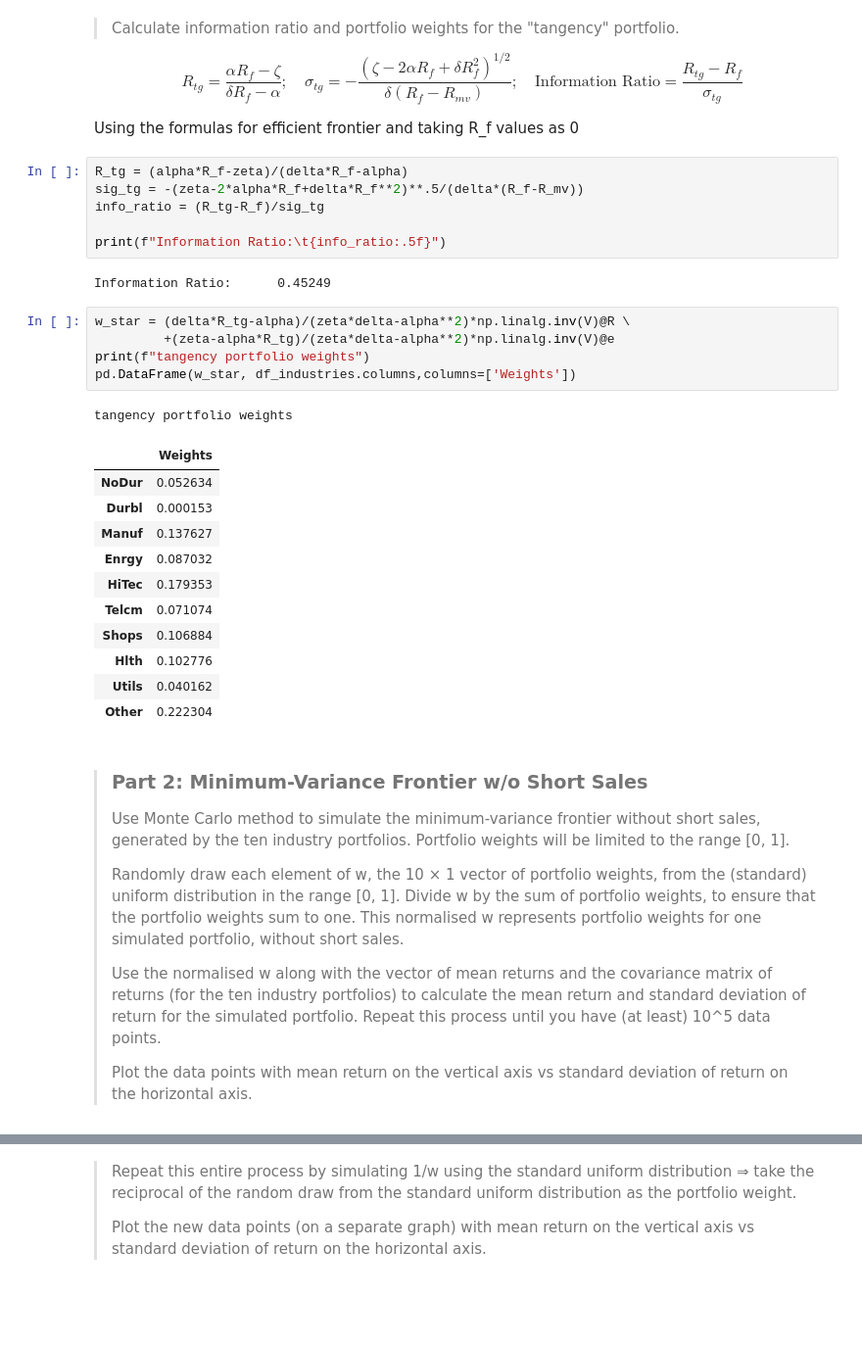
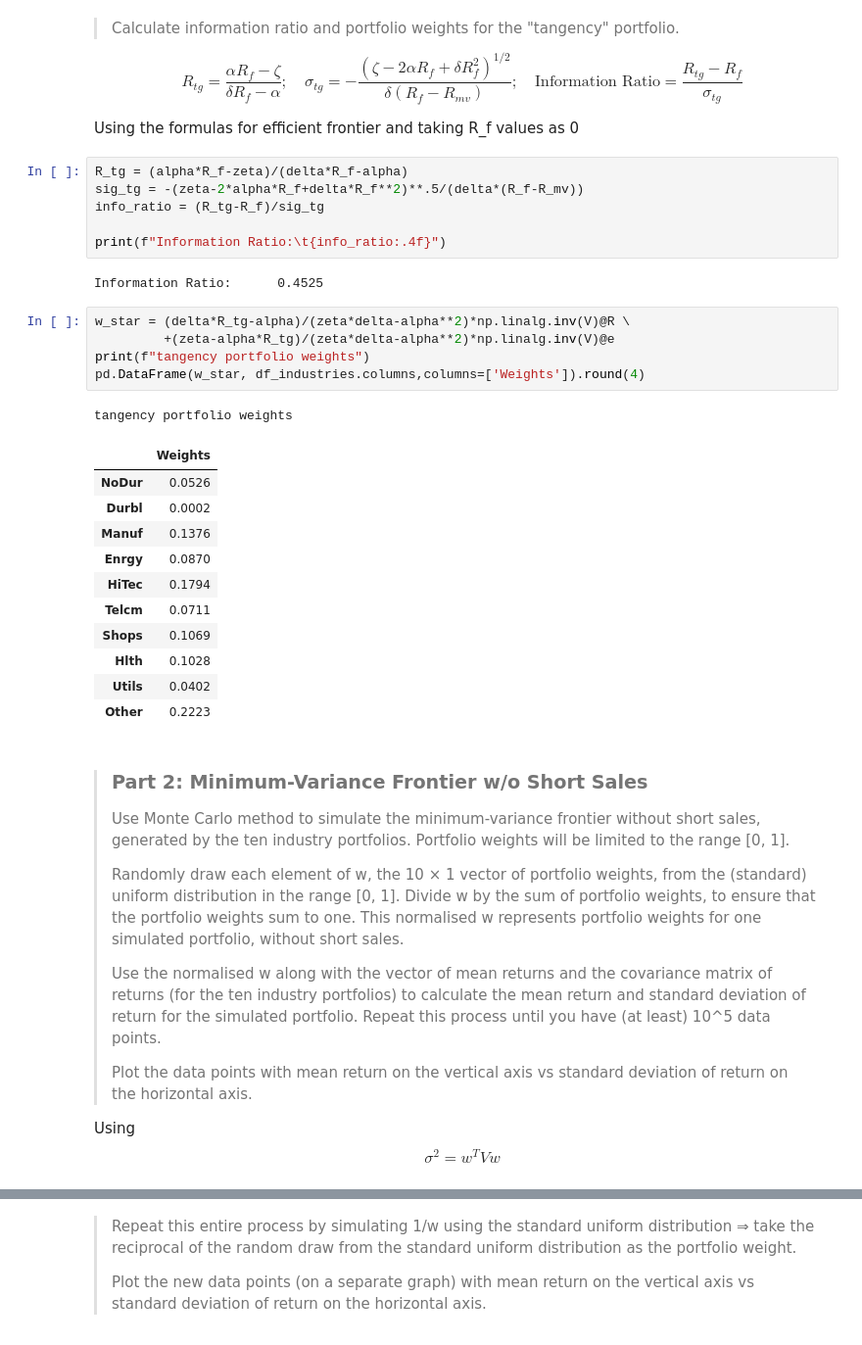
Before and after one commit to changjulian17/mqf_practice, a Jupyter notebook: QF600_Asset_Pricing/Homework_4/Efficient_Frontier_Revisited.ipynb, the cells around one changed output, grey strips where cells are left out. Shown at 98% size. Cells and saved outputs as stored; diff of their text form; blank space fills up the shorter version.

```diff
--- a/QF600_Asset_Pricing/Homework_4/Efficient_Frontier_Revisited.ipynb
+++ b/QF600_Asset_Pricing/Homework_4/Efficient_Frontier_Revisited.ipynb
@@ -154,27 +126,27 @@ R_tg = (alpha*R_f-zeta)/(delta*R_f-alpha)
 sig_tg = -(zeta-2*alpha*R_f+delta*R_f**2)**.5/(delta*(R_f-R_mv))
 info_ratio = (R_tg-R_f)/sig_tg
 
-print(f"Information Ratio:\t{info_ratio:.5f}")
+print(f"Information Ratio:\t{info_ratio:.4f}")
 # %% [output]
-Information Ratio:      0.45249
+Information Ratio:      0.4525
 # %%
 w_star = (delta*R_tg-alpha)/(zeta*delta-alpha**2)*np.linalg.inv(V)@R \
          +(zeta-alpha*R_tg)/(zeta*delta-alpha**2)*np.linalg.inv(V)@e
 print(f"tangency portfolio weights")
-pd.DataFrame(w_star, df_industries.columns,columns=['Weights'])
+pd.DataFrame(w_star, df_industries.columns,columns=['Weights']).round(4)
 # %% [output]
 tangency portfolio weights
 |  | Weights |
-| NoDur | 0.052634 |
-| Durbl | 0.000153 |
-| Manuf | 0.137627 |
-| Enrgy | 0.087032 |
-| HiTec | 0.179353 |
-| Telcm | 0.071074 |
-| Shops | 0.106884 |
-| Hlth | 0.102776 |
-| Utils | 0.040162 |
-| Other | 0.222304 |
+| NoDur | 0.0526 |
+| Durbl | 0.0002 |
+| Manuf | 0.1376 |
+| Enrgy | 0.0870 |
+| HiTec | 0.1794 |
+| Telcm | 0.0711 |
+| Shops | 0.1069 |
+| Hlth | 0.1028 |
+| Utils | 0.0402 |
+| Other | 0.2223 |
 # %% [markdown]
 > ### Part 2: Minimum-Variance Frontier w/o Short Sales
 >
@@ -185,3 +157,8 @@ tangency portfolio weights
 > Use the normalised w along with the vector of mean returns and the covariance matrix of returns (for the ten industry portfolios) to calculate the mean return and standard deviation of return for the simulated portfolio. Repeat this process until you have (at least) 10^5 data points.
 >
 > Plot the data points with mean return on the vertical axis vs standard deviation of return on the horizontal axis.
+
+Using
+$$
+\sigma^2 = w^T V w
+$$
```
Also changed, not shown: parts of 16 cells of this notebook, 1 other file.
